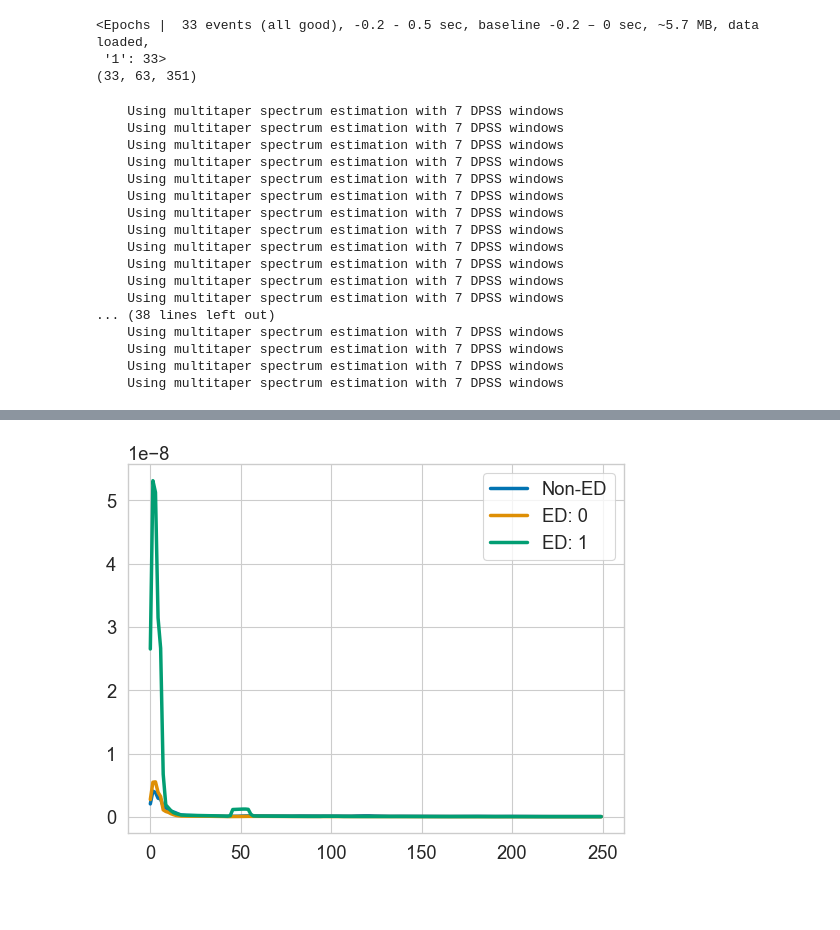
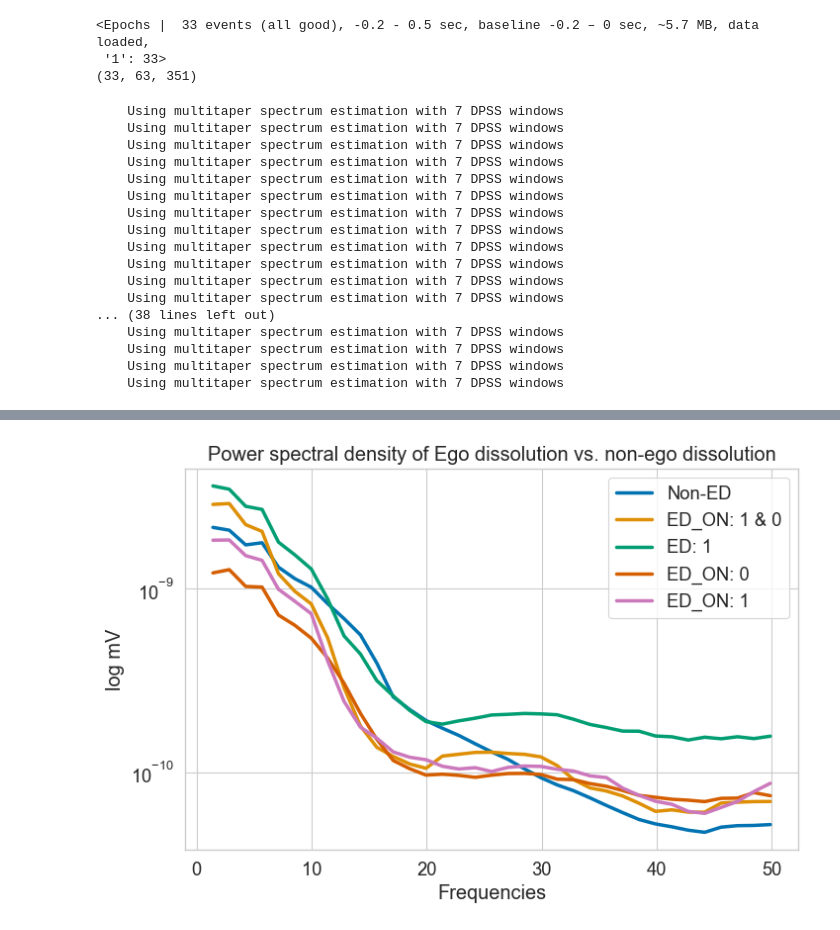
Before and after one commit to AndrlmMass/Ketamine-project, a Jupyter notebook: DataAnalysis/EEG_analysis/MainAnal/SpectrumAnalyses.ipynb, the cells around one changed output, grey strips where cells are left out. Drawn from its saved outputs; the diff is of its cells as text; code cells hidden in the pictures; blank space fills up the shorter version.

Commit message:
Added psd lineplot and boxplots for all relevant conditions

```diff
--- a/DataAnalysis/EEG_analysis/MainAnal/SpectrumAnalyses.ipynb
+++ b/DataAnalysis/EEG_analysis/MainAnal/SpectrumAnalyses.ipynb
@@ -153,8 +122,26 @@ with open(os.path.join('M:\\pc\\Dokumenter\\GitHub\\Ketamine-project\\DataAnalys
     pickle.dump(DataA, f)
 
 f.close()
+# %%
+#Convert mne objects to numpy arrays
+file_path = 'M:\\pc\\Dokumenter\\GitHub\\Ketamine-project\\DataAnalysis\\EEG_analysis\\PreProc\\BadEpochsRejected\\DataB_mne_AutoRej.pkl'
+with open(file_path,'rb') as g:
+            raw = pickle.load(g)
+DataA = raw.copy()
+
+#Convert mne objects to numpy arrays by looping through each object and convert to numpy array
+DataB = {'EO':{},'EC':{},'INDUCTION':{},'SED_1':{},'SED_2':{},'SED_3':{},'SED_4':{},'EMERGENCE':{}}
+
+for key in DataA.keys():
+    for per in DataA[key].keys():
+        DataB[key][per] = DataA[key][per].get_data()
+
+#Save the new file
+with open('M:\\pc\\Dokumenter\\GitHub\\Ketamine-project\\DataAnalysis\\EEG_analysis\\PreProc\\BadEpochsRejected\\DataB_AutoRej.pkl', 'wb') as f:
+    pickle.dump(DataB, f)
+f.close()
 # %%
-file_path = "M:\\pc\\Dokumenter\\GitHub\\Ketamine-project\\DataAnalysis\\EEG_analysis\\PreProc\\LowPassedData\\DataA_LowPassed.pkl"
+file_path = 'M:\\pc\\Dokumenter\\GitHub\\Ketamine-project\\DataAnalysis\\EEG_analysis\\PreProc\\BadEpochsRejected\\DataB_AutoRej.pkl'
 with open(file_path,'rb') as g:
             raw = pickle.load(g)
 DataA = raw.copy()
@@ -174,57 +161,36 @@ for cond in DataAd.keys():
 #Label ED or non-ED and use this to compute the psd and plot the four graphs
 ket_conds = ['SED_1','SED_2','SED_3','SED_4']
 Q_corresp = [91,98,105,112]
-psdss = {'Non-ED':[],'ED: 0':[], 'ED: 1':[], 'ON: 0':[], 'ON: 1':[], 'ED_ON: 0':[], 'ED_ON: 1':[]}
+psdss = {'Non-ED':[], 'ED: 1':[], 'ED_ON: 1 & 0':[], 'ED_ON: 0':[], 'ED_ON: 1':[]}
 for cond in DataAd.keys():
     for pers in DataAd[cond]:
-        psds, sfreq = mne.time_frequency.psd_array_multitaper(DataAd[cond][pers],sfreq=500)
+        psds, sfreq = mne.time_frequency.psd_array_multitaper(DataAd[cond][pers],sfreq=500, fmin=1, fmax=50)
         if pers == '2001':
             pers = 2001
         if cond in ket_conds:
             ED_sum = df.loc[Q_corresp[ket_conds.index(cond)],pers]
+            ON_sum = df.loc[Q_corresp[ket_conds.index(cond)]+1,pers]
             if ED_sum == ED_sum and ON_sum == ON_sum:
+                if type(ED_sum) == str:
+                    ED_sum = int(round(float(ED_sum)))
+                else:
+                    ED_sum = int(ED_sum)
+                if type(ON_sum) == str:
+                    ON_sum = int(round(float(ON_sum)))
+                else:
+                    ON_sum = int(ON_sum)
                 if ED_sum == 0 and ON_sum == 0:
                     psdss['ED_ON: 0'].append(np.mean(np.mean(psds,axis=0),axis=0))
                 elif ED_sum == 1 and ON_sum == 1:
                     psdss['ED_ON: 1'].append(np.mean(np.mean(psds,axis=0),axis=0))
                 else:
-                    if ED_sum == ED_sum:
-                        if type(ED_sum) == str:
-                            ED_sum = int(float(ED_sum))
-                        else:
-                            ED_sum = int(ED_sum)
-                        if ED_sum == 0:
-                            psdss['ED: 0'].append(np.mean(np.mean(psds,axis=0),axis=0))
-                        else:
-                            psdss['ED: 1'].append(np.mean(np.mean(psds,axis=0),axis=0))
-                    ON_sum = df.loc[Q_corresp[ket_conds.index(cond)]+1,pers]
-                    if ON_sum == ON_sum:
-                        if type(ON_sum) == str:
-                            ON_sum = int(float(ON_sum))
-                        else:
-                            ON_sum = int(ON_sum)
-                        if ON_sum == 0:
-                            psdss['ON: 0'].append(np.mean(np.mean(psds,axis=0),axis=0))
-                        else:
-                            psdss['ON: 1'].append(np.mean(np.mean(psds,axis=0),axis=0))
+                    psdss['ED_ON: 1 & 0'].append(np.mean(np.mean(psds,axis=0),axis=0))
             elif ED_sum == ED_sum:
                 if type(ED_sum) == str:
-                    ED_sum = int(float(ED_sum))
+                    ED_sum = int(round(float(ED_sum)))
                 else:
                     ED_sum = int(ED_sum)
-                if ED_sum == 0:
-                    psdss['ED: 0'].append(np.mean(np.mean(psds,axis=0),axis=0))
-                else:
-                    psdss['ED: 1'].append(np.mean(np.mean(psds,axis=0),axis=0))
-            elif ON_sum == ON_sum:
-                if type(ON_sum) == str:
-                    ON_sum = int(float(ON_sum))
-                else:
-                    ON_sum = int(ON_sum)
-                if ON_sum == 0:
-                    psdss['ON: 0'].append(np.mean(np.mean(psds,axis=0),axis=0))
-                else:
-                    psdss['ON: 1'].append(np.mean(np.mean(psds,axis=0),axis=0))
+                psdss['ED: 1'].append(np.mean(np.mean(psds,axis=0),axis=0))
         else:
             psdss['Non-ED'].append(np.mean(np.mean(psds,axis=0),axis=0))
 
@@ -235,17 +201,20 @@ sns.set_context("paper", font_scale=1.5, rc={"lines.linewidth": 2.5})
 sns.set_palette("colorblind")
 
 sns.lineplot(x=sfreq,y=list(np.mean(psdss['Non-ED'],axis=0).T),label='Non-ED')
-sns.lineplot(x=sfreq,y=list(np.mean(psdss['ED: 0'],axis=0).T),label='ED: 0')
+sns.lineplot(x=sfreq,y=list(np.mean(psdss['ED_ON: 1 & 0'],axis=0).T),label='ED_ON: 1 & 0')
 sns.lineplot(x=sfreq,y=list(np.mean(psdss['ED: 1'],axis=0).T),label='ED: 1')
-sns.lineplot(x=sfreq,y=list(np.mean(psdss['ON: 0'],axis=0).T),label='ON: 0')
-sns.lineplot(x=sfreq,y=list(np.mean(psdss['ON: 1'],axis=0).T),label='ON: 1')
 sns.lineplot(x=sfreq,y=list(np.mean(psdss['ED_ON: 0'],axis=0).T),label='ED_ON: 0')
 sns.lineplot(x=sfreq,y=list(np.mean(psdss['ED_ON: 1'],axis=0).T),label='ED_ON: 1')
 plt.yscale('log')
 plt.xlabel('Frequencies')
 plt.ylabel('log mV')
+plt.title('Power spectral density of Ego dissolution vs. non-ego dissolution', loc='center')
 plt.legend()
-plt.show()
+# Resize the figure to a specific size
+plt.gcf().set_size_inches(8, 5) # 6 inches by 4 inches
+
+# Save the plot to a file
+plt.savefig('M:\\pc\\Dokumenter\\GitHub\\Ketamine-project\\DataAnalysis\\EEG_analysis\\MainAnal\\SpectrumAnal\\psd_ed_comparison.png',dpi=300)
 # %% [output]
     Using multitaper spectrum estimation with 7 DPSS windows
     Using multitaper spectrum estimation with 7 DPSS windows
@@ -268 +236 @@ TypeError: 'numpy.float64' object is not iterable
-[figure, old version]
+[figure, new version]
```
Also changed, not shown: parts of 12 cells of this notebook.
